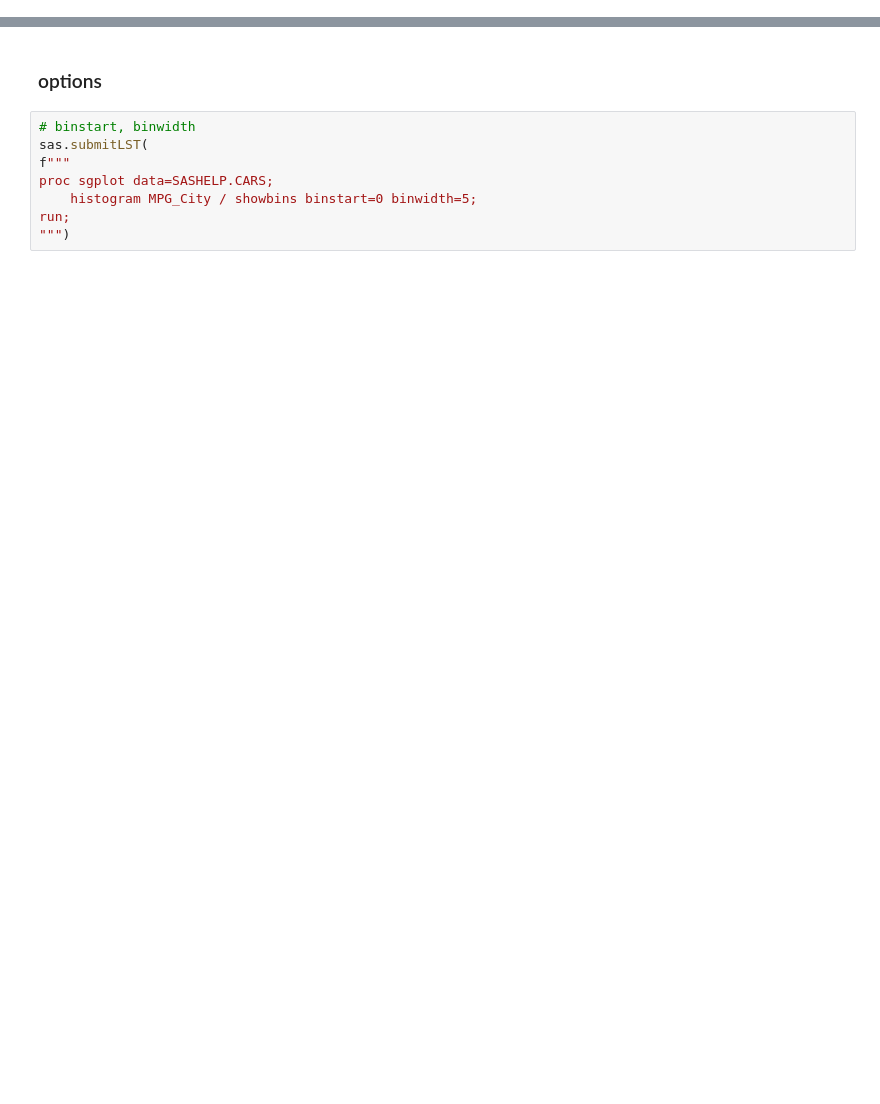
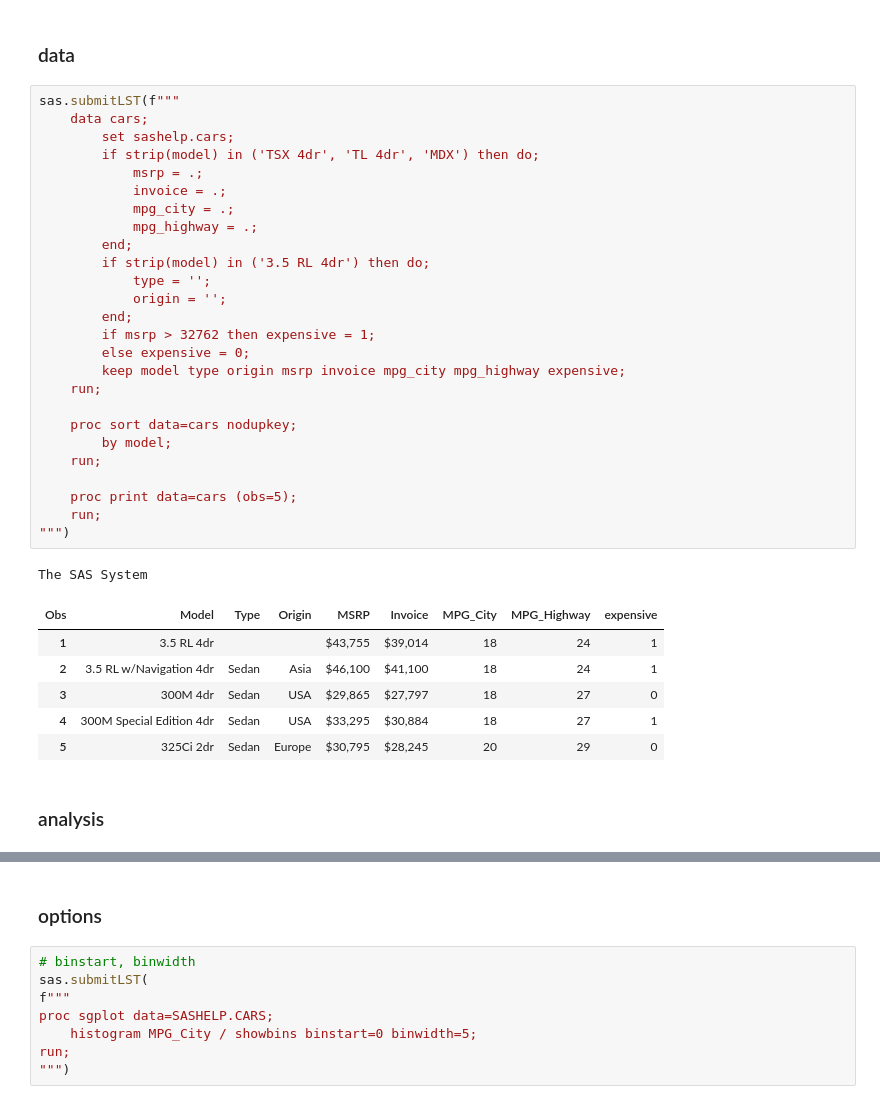
Before and after one commit to 0xdomyz/sas_collection, a Jupyter notebook: proc_graphs/cont_histo.ipynb, the cells around one changed output, grey strips where cells are left out. Saved outputs shown, nothing was run; the diff lists cells and outputs as text; blank space fills up the shorter version.

Commit message:
add data and doco to hitogram

```diff
--- a/proc_graphs/cont_histo.ipynb
+++ b/proc_graphs/cont_histo.ipynb
@@ -7,3 +7,41 @@ SAS Connection established. Subprocess id is 4136
+# %% [markdown]
+### data
+# %%
+sas.submitLST(f"""
+    data cars;
+        set sashelp.cars;
+        if strip(model) in ('TSX 4dr', 'TL 4dr', 'MDX') then do;
+            msrp = .;
+            invoice = .;
+            mpg_city = .;
+            mpg_highway = .;
+        end;
+        if strip(model) in ('3.5 RL 4dr') then do;
+            type = '';
+            origin = '';
+        end;
+        if msrp > 32762 then expensive = 1;
+        else expensive = 0;
+        keep model type origin msrp invoice mpg_city mpg_highway expensive;
+    run;
+
+    proc sort data=cars nodupkey;
+        by model;
+    run;
+
+    proc print data=cars (obs=5);
+    run;
+""")
+# %% [output]
+The SAS System
+| Obs | Model | Type | Origin | MSRP | Invoice | MPG_City | MPG_Highway | expensive |
+| 1 | 3.5 RL 4dr |  |  | $43,755 | $39,014 | 18 | 24 | 1 |
+| 2 | 3.5 RL w/Navigation 4dr | Sedan | Asia | $46,100 | $41,100 | 18 | 24 | 1 |
+| 3 | 300M 4dr | Sedan | USA | $29,865 | $27,797 | 18 | 27 | 0 |
+| 4 | 300M Special Edition 4dr | Sedan | USA | $33,295 | $30,884 | 18 | 27 | 1 |
+| 5 | 325Ci 2dr | Sedan | Europe | $30,795 | $28,245 | 20 | 29 | 0 |
+# %% [markdown]
+### analysis
 # %%
 # histogram and density curves
 # tickmark at bin center
```
Also changed, not shown: parts of 2 cells of this notebook.
